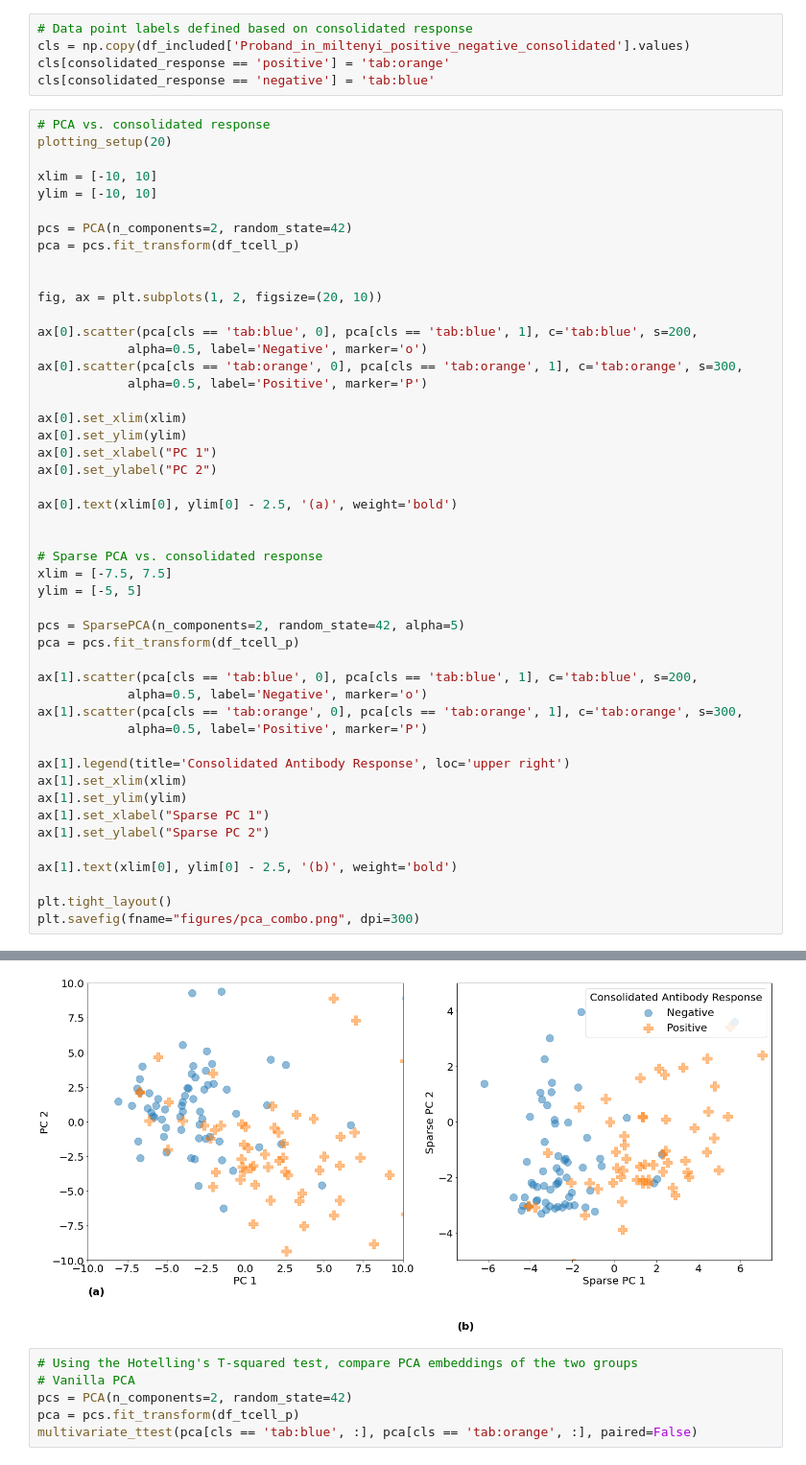
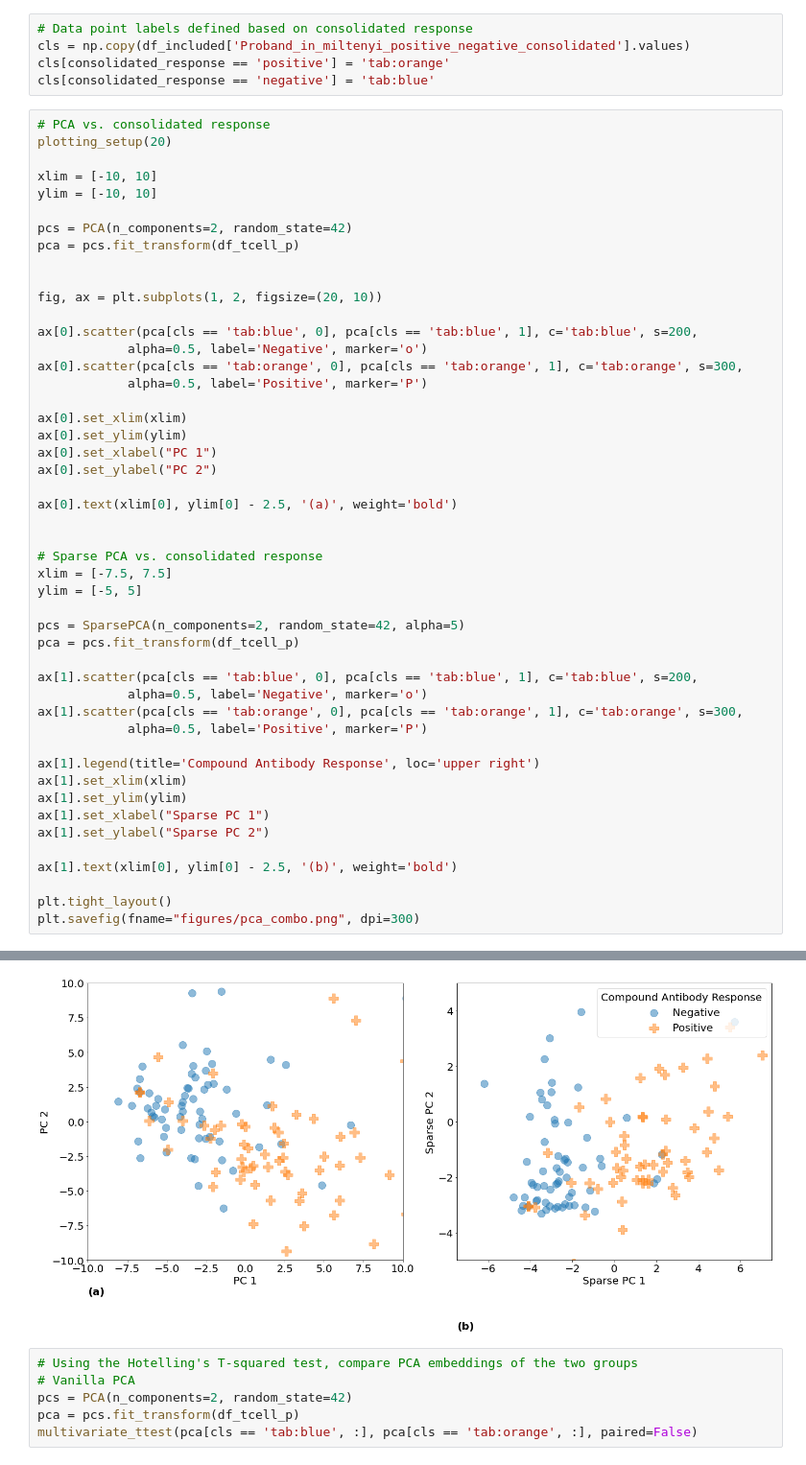
Before and after one commit to i6092467/t-cells-response-sars-cov-2, a Jupyter notebook: final_analysis.ipynb, the cells around one changed output, grey strips where cells are left out. Shown at 96% size. Cells and saved outputs as stored; diff of their text form.

```diff
--- a/final_analysis.ipynb
+++ b/final_analysis.ipynb
@@ -242,35 +244,35 @@ ax[0].set_ylim(ylim)
 ax[0].set_xlabel("PC 1")
 ax[0].set_ylabel("PC 2")
 
 ax[0].text(xlim[0], ylim[0] - 2.5, '(a)', weight='bold')
 
 
 # Sparse PCA vs. consolidated response
 xlim = [-7.5, 7.5]
 ylim = [-5, 5]
 
 pcs = SparsePCA(n_components=2, random_state=42, alpha=5)
 pca = pcs.fit_transform(df_tcell_p)
 
 ax[1].scatter(pca[cls == 'tab:blue', 0], pca[cls == 'tab:blue', 1], c='tab:blue', s=200,
             alpha=0.5, label='Negative', marker='o')
 ax[1].scatter(pca[cls == 'tab:orange', 0], pca[cls == 'tab:orange', 1], c='tab:orange', s=300,
             alpha=0.5, label='Positive', marker='P')
 
-ax[1].legend(title='Consolidated Antibody Response', loc='upper right')
+ax[1].legend(title='Compound Antibody Response', loc='upper right')
 ax[1].set_xlim(xlim)
 ax[1].set_ylim(ylim)
 ax[1].set_xlabel("Sparse PC 1")
 ax[1].set_ylabel("Sparse PC 2")
 
 ax[1].text(xlim[0], ylim[0] - 2.5, '(b)', weight='bold')
 
 plt.tight_layout()
 plt.savefig(fname="figures/pca_combo.png", dpi=300)
 # %% [output]
 findfont: Font family ['serif'] not found. Falling back to DejaVu Sans.
 findfont: Font family ['serif'] not found. Falling back to DejaVu Sans.
-[figure, old version]
+[figure, new version]
 # %%
 # Using the Hotelling's T-squared test, compare PCA embeddings of the two groups
 # Vanilla PCA
```
Also changed, not shown: parts of 4 cells of this notebook, 3 other files.
